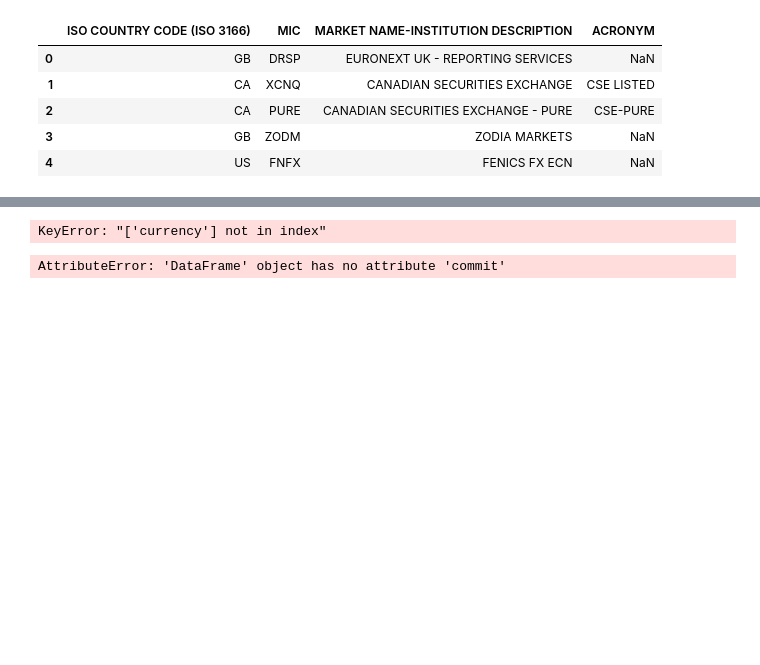
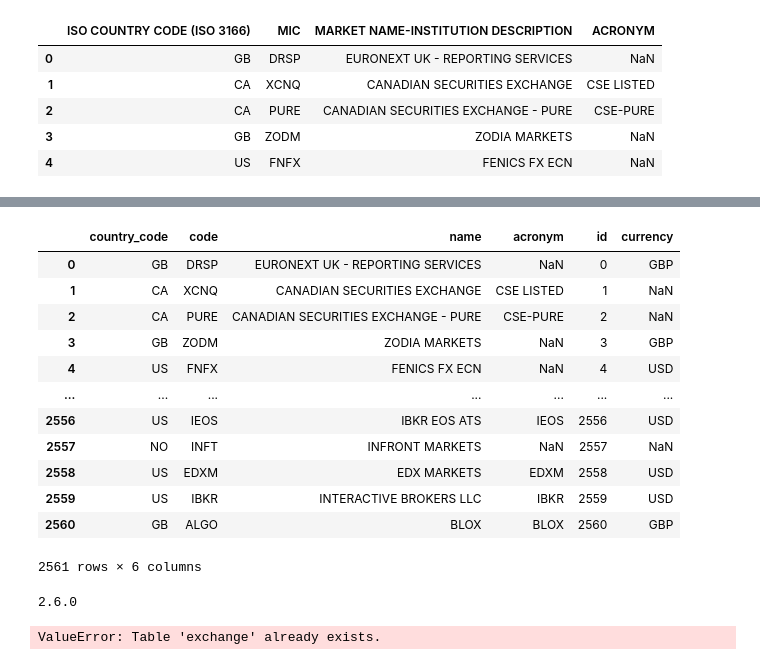
Before and after one commit to LaurenceAndraud/Brief---Financial-Market-DataBase---co, a Jupyter notebook: Requete_sql_simplon.ipynb, the cells around one changed output, grey strips where cells are left out. Saved outputs shown, nothing was run; the diff lists cells and outputs as text; code cells hidden in the pictures; blank space fills up the shorter version.

```diff
--- a/Requete_sql_simplon.ipynb
+++ b/Requete_sql_simplon.ipynb
@@ -270,18 +261,34 @@ See the caveats in the documentation: https://pandas.pydata.org/pandas-docs/stab
 | 3 | GB | ZODM | ZODIA MARKETS | NaN | 3 |
 | 4 | US | FNFX | FENICS FX ECN | NaN | 4 |
 # %%
-
-exchange_data[['id', 'name', 'currency', 'code']].head(30)
+mapping = {'US': 'USD', 'GB': 'GBP', 'DE': 'EUR'}
+exchange_data['currency'] = exchange_data['country_code'].map(mapping)
+exchange_data
 # create the column currency in the the dataframe exhange_data whose values
 #are mapped with the country code : US => USD, GB =>GBP, DE =>EUR
 # %% [output]
+|  | country_code | code | name | acronym | id | currency |
+| 0 | GB | DRSP | EURONEXT UK - REPORTING SERVICES | NaN | 0 | GBP |
+| 1 | CA | XCNQ | CANADIAN SECURITIES EXCHANGE | CSE LISTED | 1 | NaN |
+| 2 | CA | PURE | CANADIAN SECURITIES EXCHANGE - PURE | CSE-PURE | 2 | NaN |
+| 3 | GB | ZODM | ZODIA MARKETS | NaN | 3 | GBP |
+| 4 | US | FNFX | FENICS FX ECN | NaN | 4 | USD |
+| ... | ... | ... | ... | ... | ... | ... |
+| 2556 | US | IEOS | IBKR EOS ATS | IEOS | 2556 | USD |
+| 2557 | NO | INFT | INFRONT MARKETS | NaN | 2557 | NaN |
+| 2558 | US | EDXM | EDX MARKETS | EDXM | 2558 | USD |
+| 2559 | US | IBKR | INTERACTIVE BROKERS LLC | IBKR | 2559 | USD |
+| 2560 | GB | ALGO | BLOX | BLOX | 2560 | GBP |
-KeyError: "['currency'] not in index"
+2561 rows × 6 columns
 # %%
 # save the data in a sql table exchange in the data db_name
 #YOUR CODE
-exchange_data.commit()
+conn = create_connection(db_name)
+exchange_data.to_sql(name='exchange', con=conn)
+conn.close()
 # %% [output]
-AttributeError: 'DataFrame' object has no attribute 'commit'
+2.6.0
+ValueError: Table 'exchange' already exists.
 # %%
 # scrape wiki table with symbols and details of Dow Jones constituents
 dj_constituents = pd.read_html('https://en.wikipedia.org/wiki/Dow_Jones_Industrial_Average#Components')[1]
```
Also changed, not shown: parts of 18 cells of this notebook, 4 other files.
